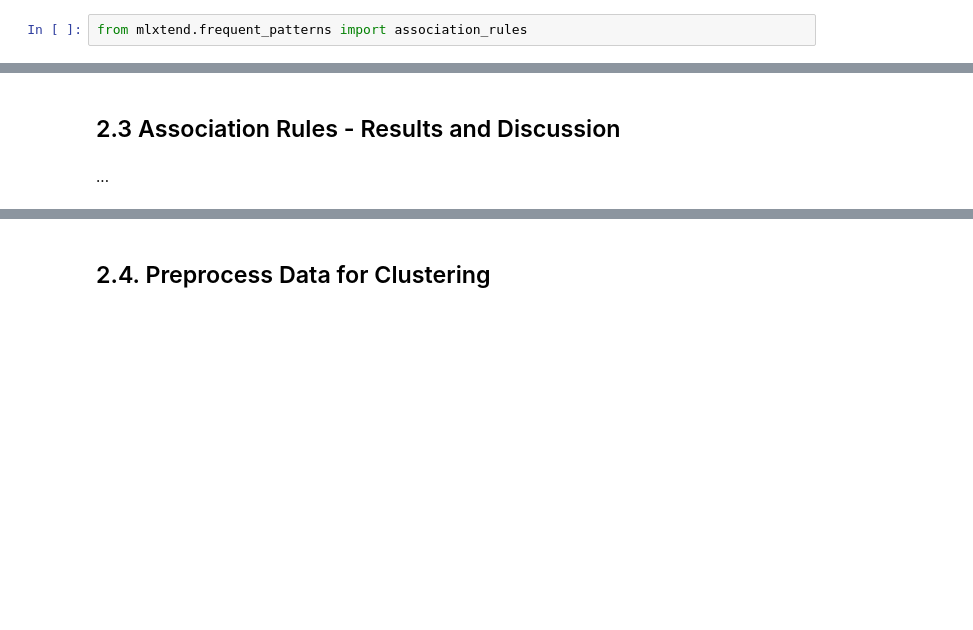
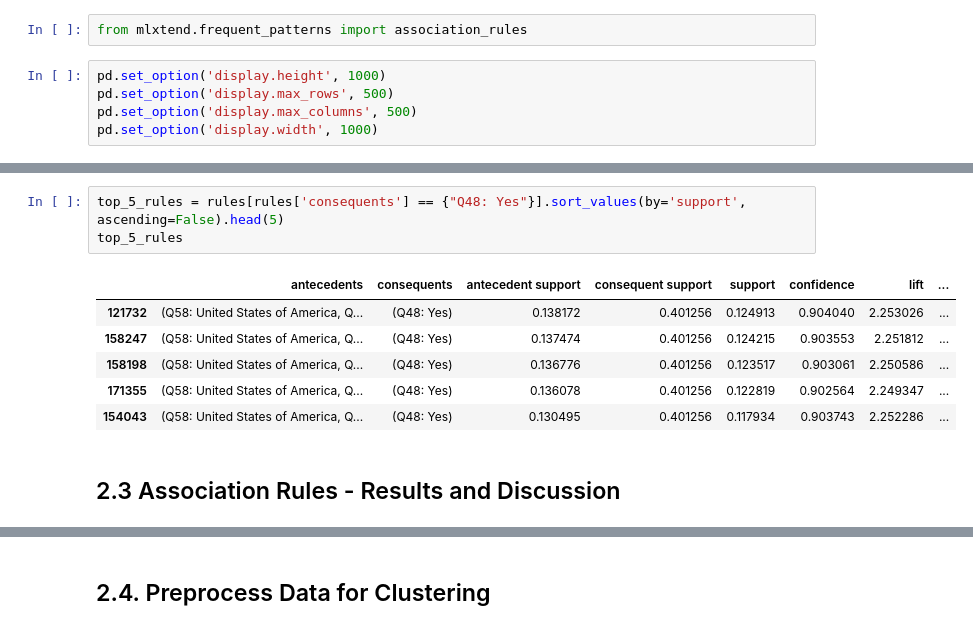
Before and after one commit to jakmak24/ML_health, a Jupyter notebook: AA_201819_Project.ipynb, the cells around one changed output, grey strips where cells are left out. Drawn from its saved outputs; the diff is of its cells as text; blank space fills up the shorter version.

Commit message:
added association rules conclusion

```diff
--- a/AA_201819_Project.ipynb
+++ b/AA_201819_Project.ipynb
@@ -1010,3 +1010,8 @@ frequent_itemsets.head()
 | 4 | 0.153524 | (Q10: Very easy) |
 # %%
 from mlxtend.frequent_patterns import association_rules
+# %%
+pd.set_option('display.height', 1000)
+pd.set_option('display.max_rows', 500)
+pd.set_option('display.max_columns', 500)
+pd.set_option('display.width', 1000)
@@ -1031,7 +1039,15 @@ rules[rules['consequents'] == {"Q48: Yes"}]
 | 171467 | (Q58: United States of America, Q... | (Q48: Yes) | 0.114445 | 0.401256 | 0.103280 | 0.902439 | 2.249035 | ... |
 | 172993 | (Q58: United States of America, Q... | (Q48: Yes) | 0.118632 | 0.401256 | 0.108165 | 0.911765 | 2.272276 | ... |
 | 173293 | (Q58: United States of America, Q... | (Q48: Yes) | 0.128402 | 0.401256 | 0.115841 | 0.902174 | 2.248374 | ... |
+# %%
+top_5_rules = rules[rules['consequents'] == {"Q48: Yes"}].sort_values(by='support', ascending=False).head(5)
+top_5_rules
+# %% [output]
+|  | antecedents | consequents | antecedent support | consequent support | support | confidence | lift | ... |
+| 121732 | (Q58: United States of America, Q... | (Q48: Yes) | 0.138172 | 0.401256 | 0.124913 | 0.904040 | 2.253026 | ... |
+| 158247 | (Q58: United States of America, Q... | (Q48: Yes) | 0.137474 | 0.401256 | 0.124215 | 0.903553 | 2.251812 | ... |
+| 158198 | (Q58: United States of America, Q... | (Q48: Yes) | 0.136776 | 0.401256 | 0.123517 | 0.903061 | 2.250586 | ... |
+| 171355 | (Q58: United States of America, Q... | (Q48: Yes) | 0.136078 | 0.401256 | 0.122819 | 0.902564 | 2.249347 | ... |
+| 154043 | (Q58: United States of America, Q... | (Q48: Yes) | 0.130495 | 0.401256 | 0.117934 | 0.903743 | 2.252286 | ... |
 # %% [markdown]
 ## 2.3 Association Rules - Results and Discussion
-# %% [markdown]
-...
```
Also changed, not shown: parts of 3 cells of this notebook.
